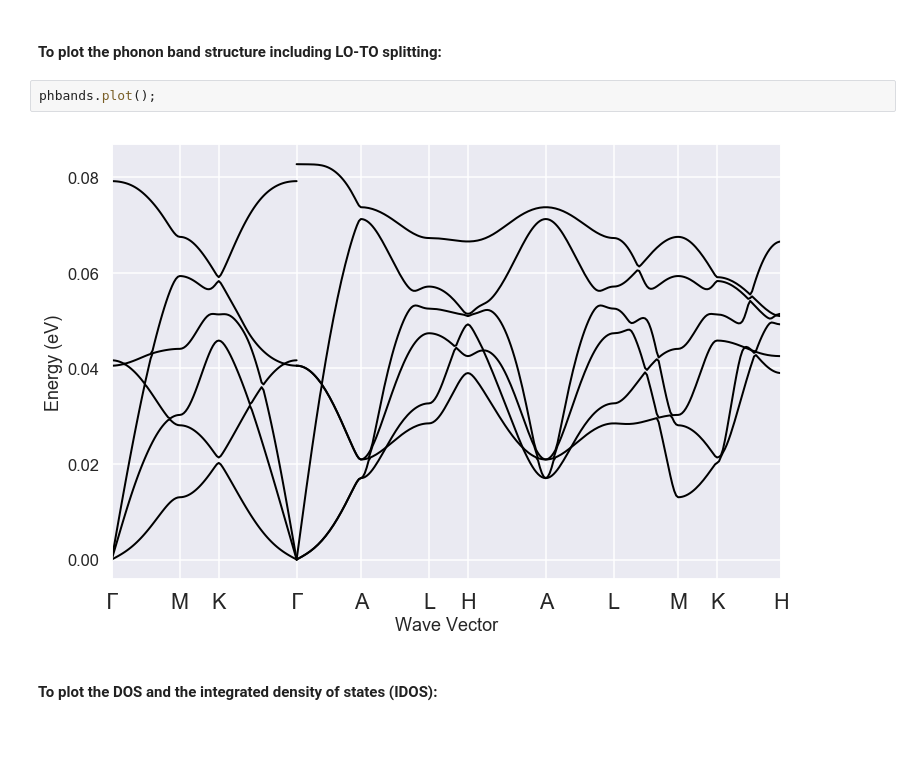
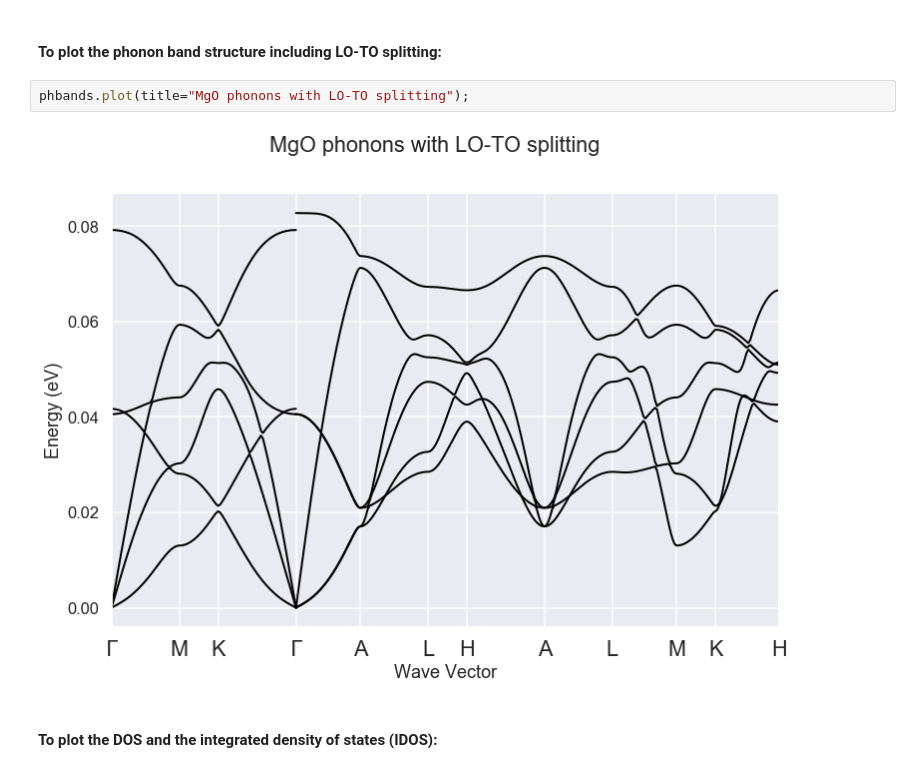
Before and after one commit to gmatteo/abipy_slides_aps_boston_2019, a Jupyter notebook: index.ipynb, the cells around one changed output. Drawn from its saved outputs; the diff is of its cells as text; blank space fills up the shorter version.

```diff
--- a/index.ipynb
+++ b/index.ipynb
@@ -660,10 +665,10 @@ phbands.qpoints.plot();
 [figure]
 # %% [markdown]
 #### To plot the phonon band structure including LO-TO splitting:
-# %%
-phbands.plot();
-# %% [output]
-[figure, removed]
+# %%
+phbands.plot(title="MgO phonons with LO-TO splitting");
+# %% [output]
+[figure, added]
 # %% [markdown]
 #### To plot the DOS and the integrated density of states (IDOS):
 # %%
```
Also changed, not shown: parts of 27 cells of this notebook, 4 other files.
